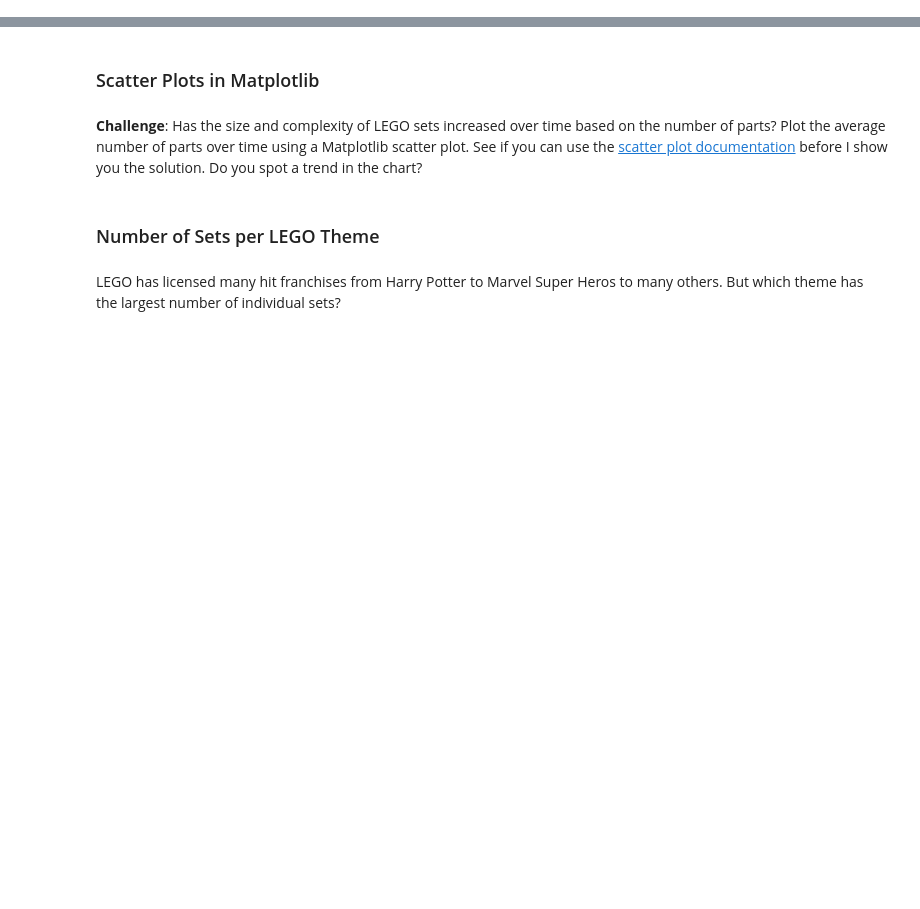
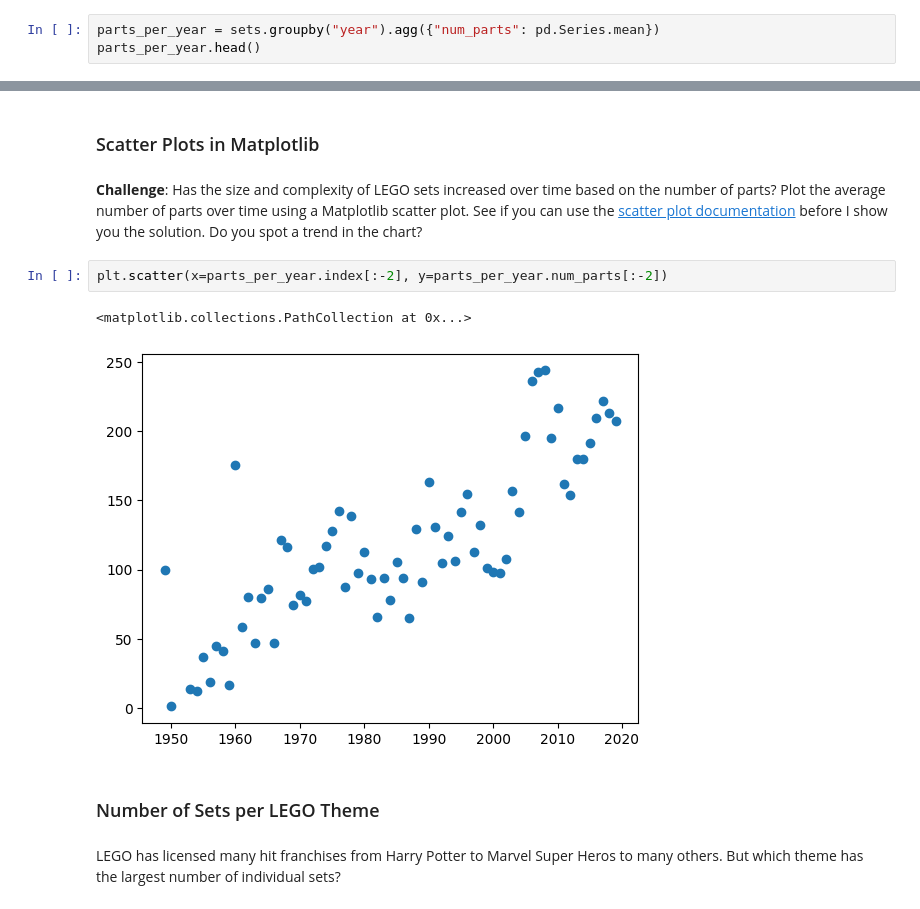
Before and after one commit to renankin/100-days-of-code, a Jupyter notebook: day-074/lego-data/lego_analysis_course.ipynb, the cells around one changed output, grey strips where cells are left out. Cells and saved outputs as stored; diff of their text form; blank space fills up the shorter version.

```diff
--- a/day-074/lego-data/lego_analysis_course.ipynb
+++ b/day-074/lego-data/lego_analysis_course.ipynb
@@ -212,3 +212,6 @@ Text(0, 0.5, 'Number of themes')
 [figure]
 # %% [markdown]
 **Challenge**: Use the <code>.groupby()</code> and <code>.agg()</code> function together to figure out the average number of parts per set. How many parts did the average LEGO set released in 1954 compared to say, 2017?
+# %%
+parts_per_year = sets.groupby("year").agg({"num_parts": pd.Series.mean})
+parts_per_year.head()
@@ -216,6 +237,11 @@ Text(0, 0.5, 'Number of themes')
 ### Scatter Plots in Matplotlib
 # %% [markdown]
 **Challenge**: Has the size and complexity of LEGO sets increased over time based on the number of parts? Plot the average number of parts over time using a Matplotlib scatter plot. See if you can use the [scatter plot documentation](https://matplotlib.org/3.1.0/api/_as_gen/matplotlib.pyplot.scatter.html) before I show you the solution. Do you spot a trend in the chart?
+# %%
+plt.scatter(x=parts_per_year.index[:-2], y=parts_per_year.num_parts[:-2])
+# %% [output]
+<matplotlib.collections.PathCollection at 0x...>
+[figure, added]
 # %% [markdown]
 ### Number of Sets per LEGO Theme
 # %% [markdown]
```
Also changed, not shown: parts of 13 cells of this notebook.
